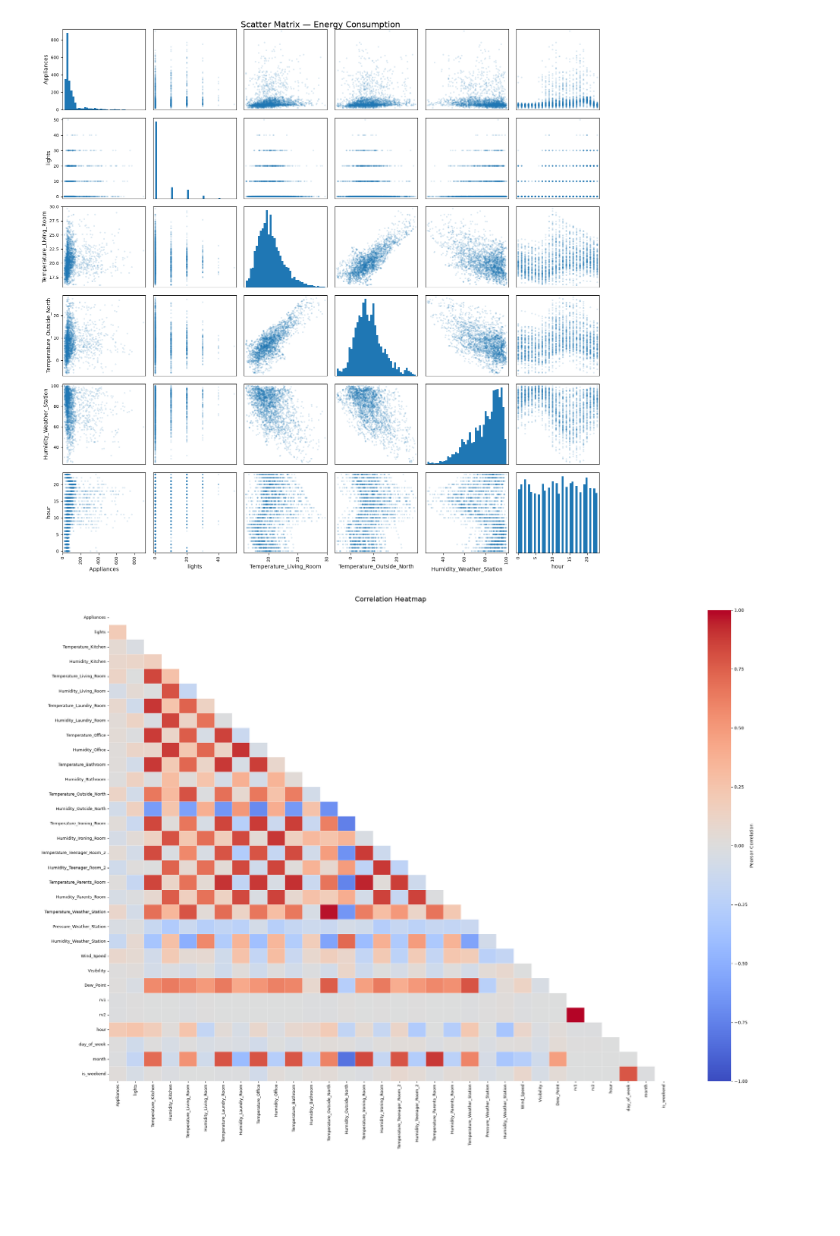
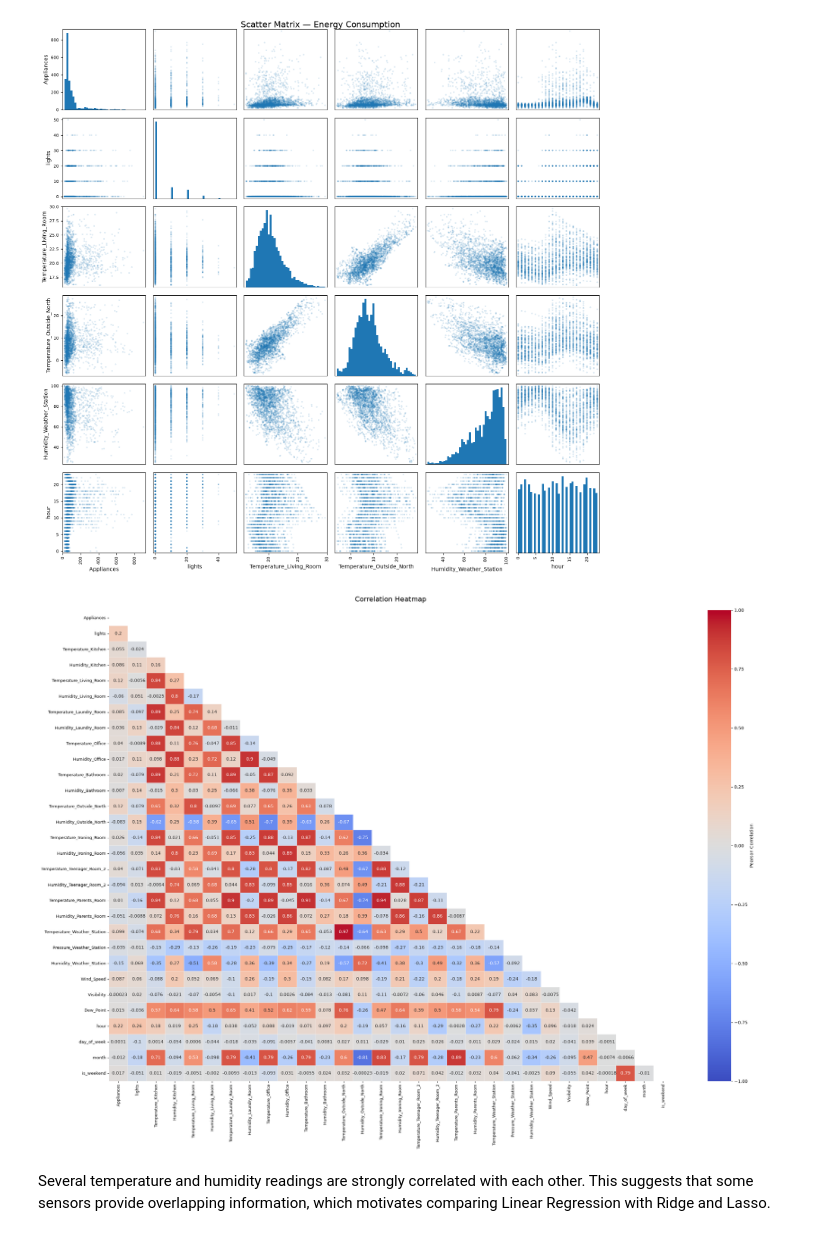
Before and after one commit to Maxiur/DataScience, a Jupyter notebook: RegressionAdvanced/Assignment_Advanced.ipynb, the cells around one changed output. Drawn from its saved outputs; the diff is of its cells as text; code cells hidden in the pictures; blank space fills up the shorter version.

```diff
--- a/RegressionAdvanced/Assignment_Advanced.ipynb
+++ b/RegressionAdvanced/Assignment_Advanced.ipynb
@@ -64,6 +67,7 @@ rename_dictonary.update({
 })
 
 energy = energy.rename(columns=rename_dictonary)
+energy = energy.drop(columns=['rv1', 'rv2'])
 
 energy.head()
 # %% [output]
@@ -205,28 +227,30 @@ plt.show()
 # %%
 corr_matrix = energy.select_dtypes(include=np.number).corr()
 
 mask = np.triu(np.ones_like(corr_matrix, dtype=bool))
 
 plt.figure(figsize=(25, 18))
 
 sns.heatmap(
     corr_matrix,
     mask=mask,
     cmap="coolwarm",
     vmin=-1,
     vmax=1,
     center=0,
-    annot=False,
+    annot=True,
     linewidths=0.3,
     linecolor=(1, 1, 1, 0.2),
     cbar_kws={"label": "Pearson Correlation"}
 )
 
 plt.title("Correlation Heatmap", fontsize=16, pad=20)
 plt.xticks(rotation=90, fontsize=9)
 plt.yticks(rotation=0, fontsize=9)
 plt.tight_layout()
 plt.show()
 # %% [output]
-[figure, old version]
+[figure, new version]
+# %% [markdown]
+Several temperature and humidity readings are strongly correlated with each other. This suggests that some sensors provide overlapping information, which motivates comparing Linear Regression with Ridge and Lasso.
 # %%
```
Also changed, not shown: parts of 34 cells of this notebook.
